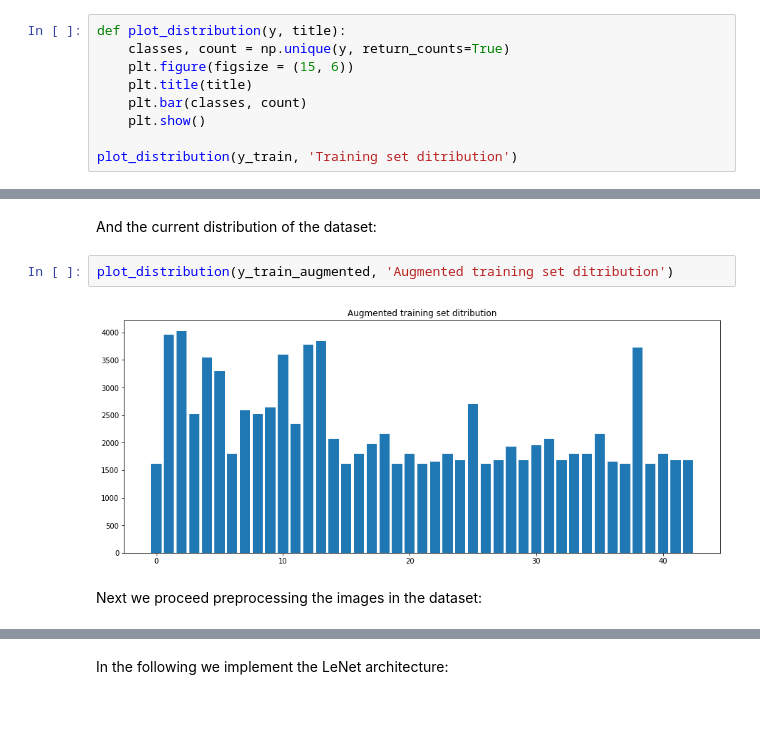
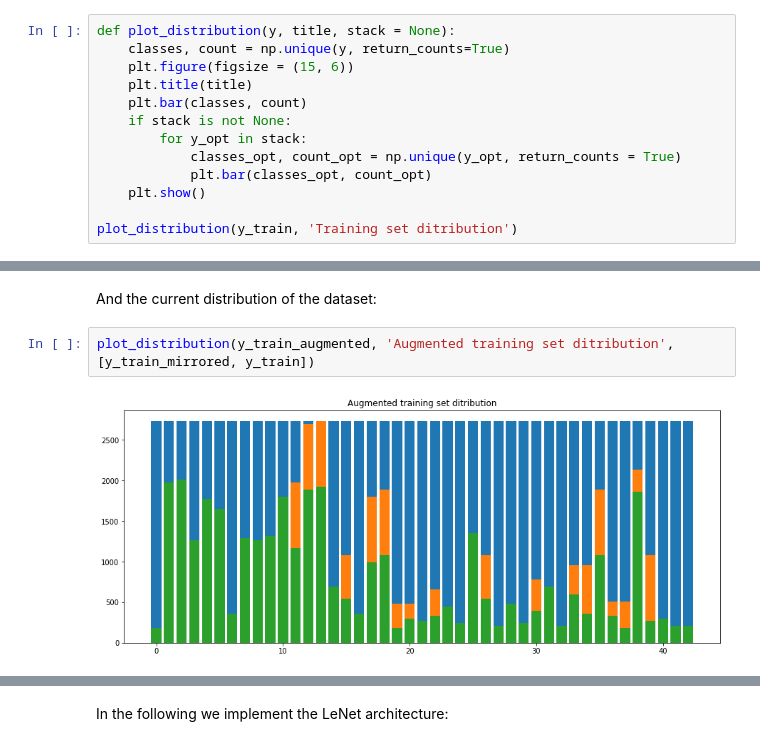
Before and after one commit to marcomarasca/SDCND-Traffic-Sign-Classifier, a Jupyter notebook: Traffic_Sign_Classifier.ipynb, the cells around one changed output, grey strips where cells are left out. Cells and saved outputs as stored; diff of their text form; blank space fills up the shorter version.

```diff
--- a/Traffic_Sign_Classifier.ipynb
+++ b/Traffic_Sign_Classifier.ipynb
@@ -195,11 +193,15 @@ Looking at the images we can notice that there is a brightness shift, we may wan
 
 Let us now try to plot the distribution on a bar chart:
 # %%
-def plot_distribution(y, title):
+def plot_distribution(y, title, stack = None):
     classes, count = np.unique(y, return_counts=True)
     plt.figure(figsize = (15, 6))
     plt.title(title)
     plt.bar(classes, count)
+    if stack is not None:
+        for y_opt in stack:
+            classes_opt, count_opt = np.unique(y_opt, return_counts = True)
+            plt.bar(classes_opt, count_opt)
     plt.show()
 
 plot_distribution(y_train, 'Training set ditribution')
@@ -388,8 +542,6 @@ array([79042, 85165, 68036, 44455, 48880])
 # %% [markdown]
 And the current distribution of the dataset:
 # %%
-plot_distribution(y_train_augmented, 'Augmented training set ditribution')
+plot_distribution(y_train_augmented, 'Augmented training set ditribution', [y_train_mirrored, y_train])
 # %% [output]
-[figure, old version]
+[figure, new version]
-# %% [markdown]
-Next we proceed preprocessing the images in the dataset:
```
Also changed, not shown: parts of 50 cells of this notebook.
